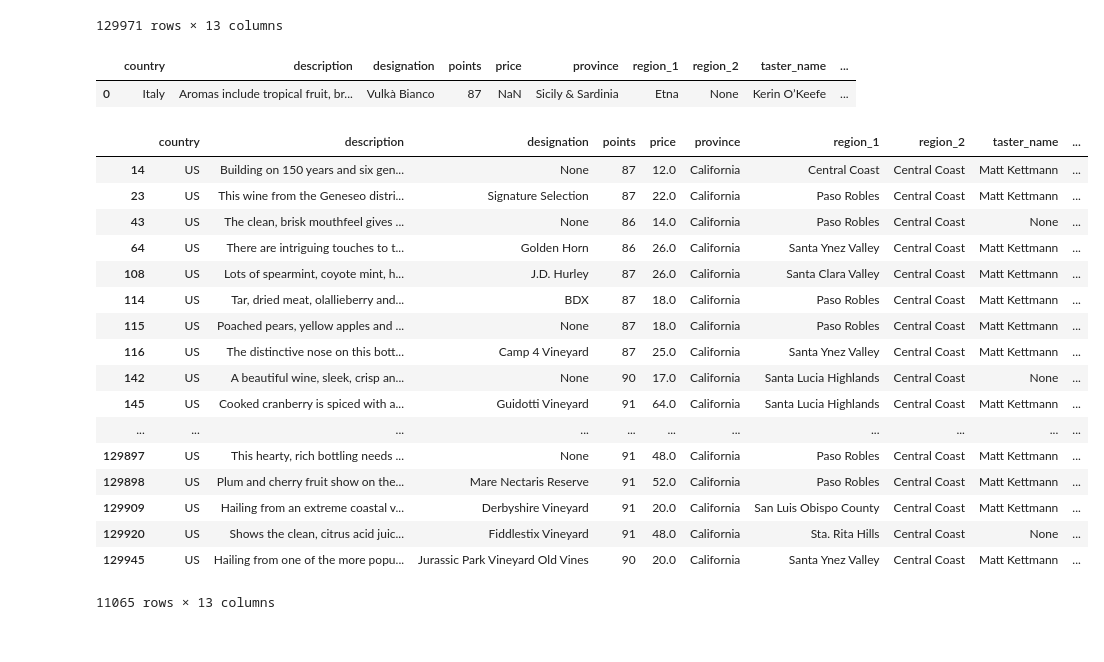
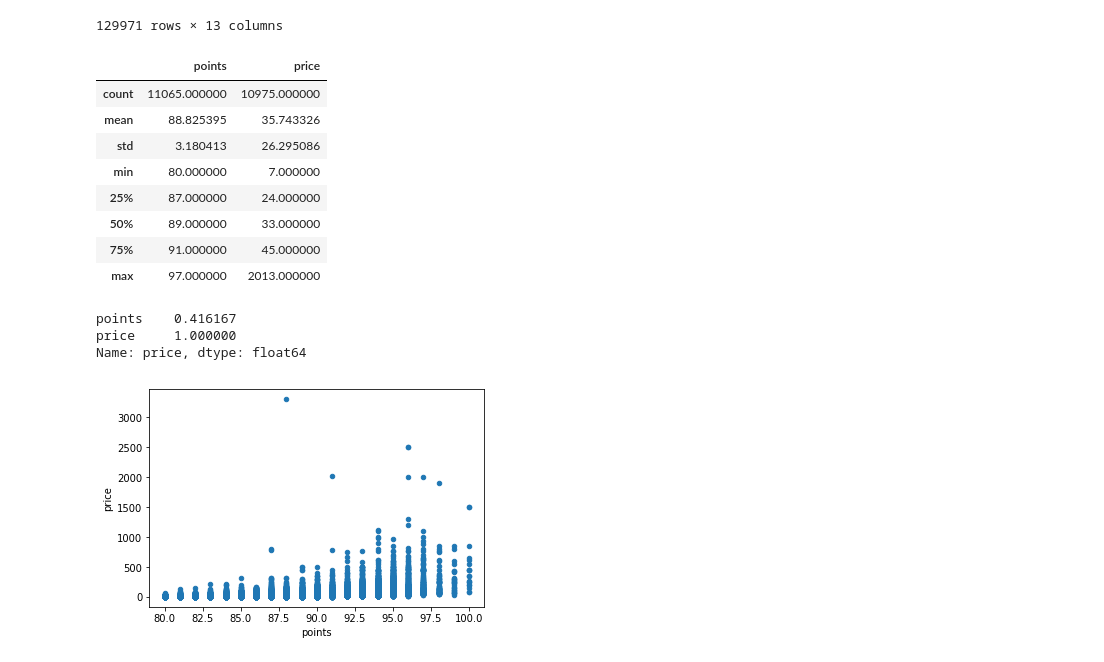
Before and after one commit to evanrosa/wine-ML-capstone-2018, a Jupyter notebook: 02-EDA.ipynb, the cells around one changed output. Saved outputs shown, nothing was run; the diff lists cells and outputs as text; code cells hidden in the pictures.

```diff
--- a/02-EDA.ipynb
+++ b/02-EDA.ipynb
@@ -268,29 +421,25 @@ wine.sort_values(['points', 'price'])
 | 111753 | France | Almost black in color, this stunn... | None | 100 | 1500.0 | Bordeaux | Pauillac | None | Roger Voss | ... |
 | 111755 | France | This is the finest Cheval Blanc f... | None | 100 | 1500.0 | Bordeaux | Saint-Émilion | None | Roger Voss | ... |
 129971 rows × 13 columns
-# %%
-wine.head(1)
-# %% [output]
-|  | country | description | designation | points | price | province | region_1 | region_2 | taster_name | ... |
-| 0 | Italy | Aromas include tropical fruit, br... | Vulkà Bianco | 87 | NaN | Sicily & Sardinia | Etna | None | Kerin O’Keefe | ... |
 # %%
-wine[wine['region_2'] == 'Central Coast']
+wine[wine['region_2'] == 'Central Coast'].describe()
 # %% [output]
-|  | country | description | designation | points | price | province | region_1 | region_2 | taster_name | ... |
-| 14 | US | Building on 150 years and six gen... | None | 87 | 12.0 | California | Central Coast | Central Coast | Matt Kettmann | ... |
-| 23 | US | This wine from the Geneseo distri... | Signature Selection | 87 | 22.0 | California | Paso Robles | Central Coast | Matt Kettmann | ... |
-| 43 | US | The clean, brisk mouthfeel gives ... | None | 86 | 14.0 | California | Paso Robles | Central Coast | None | ... |
-| 64 | US | There are intriguing touches to t... | Golden Horn | 86 | 26.0 | California | Santa Ynez Valley | Central Coast | Matt Kettmann | ... |
-| 108 | US | Lots of spearmint, coyote mint, h... | J.D. Hurley | 87 | 26.0 | California | Santa Clara Valley | Central Coast | Matt Kettmann | ... |
-| 114 | US | Tar, dried meat, olallieberry and... | BDX | 87 | 18.0 | California | Paso Robles | Central Coast | Matt Kettmann | ... |
-| 115 | US | Poached pears, yellow apples and ... | None | 87 | 18.0 | California | Paso Robles | Central Coast | Matt Kettmann | ... |
-| 116 | US | The distinctive nose on this bott... | Camp 4 Vineyard | 87 | 25.0 | California | Santa Ynez Valley | Central Coast | Matt Kettmann | ... |
-| 142 | US | A beautiful wine, sleek, crisp an... | None | 90 | 17.0 | California | Santa Lucia Highlands | Central Coast | None | ... |
-| 145 | US | Cooked cranberry is spiced with a... | Guidotti Vineyard | 91 | 64.0 | California | Santa Lucia Highlands | Central Coast | Matt Kettmann | ... |
-| ... | ... | ... | ... | ... | ... | ... | ... | ... | ... | ... |
-| 129897 | US | This hearty, rich bottling needs ... | None | 91 | 48.0 | California | Paso Robles | Central Coast | Matt Kettmann | ... |
-| 129898 | US | Plum and cherry fruit show on the... | Mare Nectaris Reserve | 91 | 52.0 | California | Paso Robles | Central Coast | Matt Kettmann | ... |
-| 129909 | US | Hailing from an extreme coastal v... | Derbyshire Vineyard | 91 | 20.0 | California | San Luis Obispo County | Central Coast | Matt Kettmann | ... |
-| 129920 | US | Shows the clean, citrus acid juic... | Fiddlestix Vineyard | 91 | 48.0 | California | Sta. Rita Hills | Central Coast | None | ... |
-| 129945 | US | Hailing from one of the more popu... | Jurassic Park Vineyard Old Vines | 90 | 20.0 | California | Santa Ynez Valley | Central Coast | Matt Kettmann | ... |
+|  | points | price |
+| count | 11065.000000 | 10975.000000 |
+| mean | 88.825395 | 35.743326 |
+| std | 3.180413 | 26.295086 |
+| min | 80.000000 | 7.000000 |
+| 25% | 87.000000 | 24.000000 |
+| 50% | 89.000000 | 33.000000 |
+| 75% | 91.000000 | 45.000000 |
+| max | 97.000000 | 2013.000000 |
-11065 rows × 13 columns
+# %%
+# Are beer servings and spirit servings correlated?
+wine.plot(kind='scatter', x='points', y='price')
+
+print((wine.corr()['price']))  # Correlation coefficients
+# %% [output]
+points    0.416167
+price     1.000000
+Name: price, dtype: float64
+[figure, added]
```
Also changed, not shown: parts of 41 cells of this notebook.
